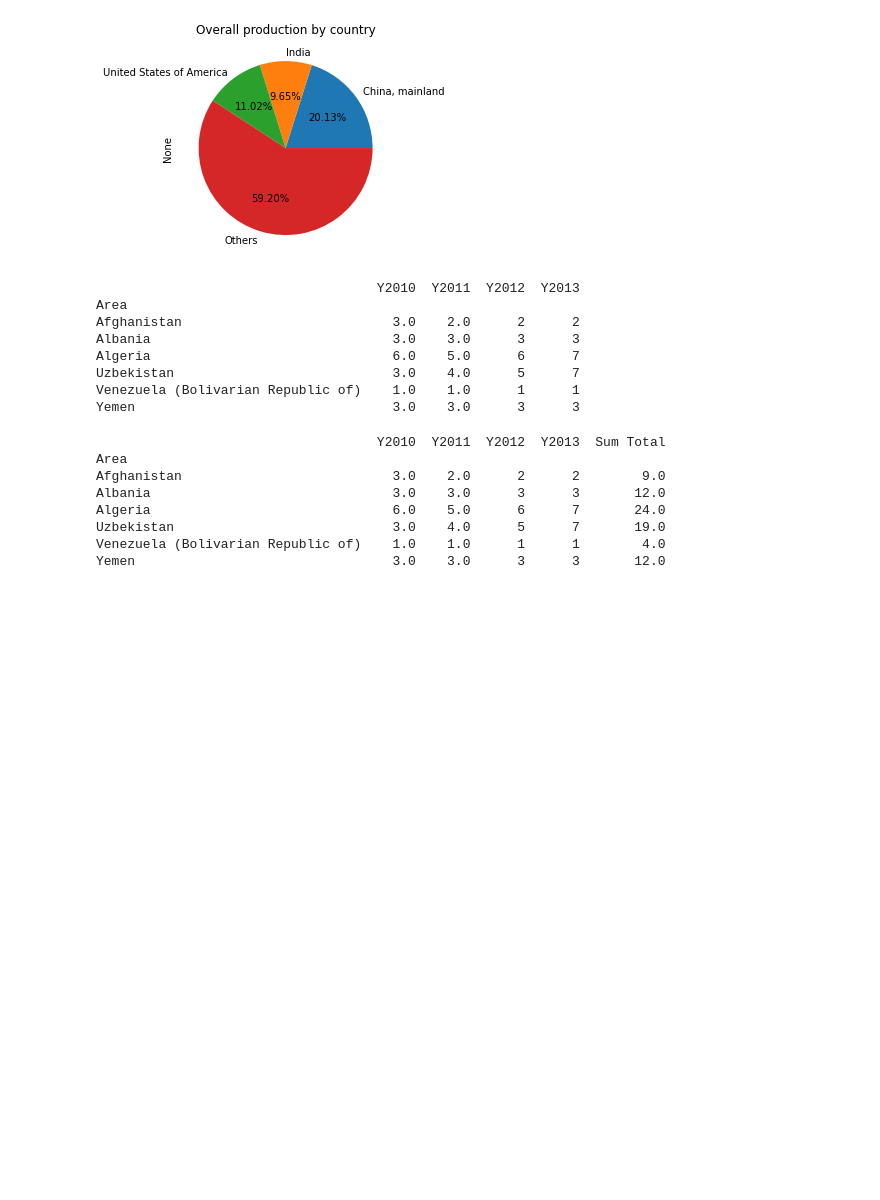
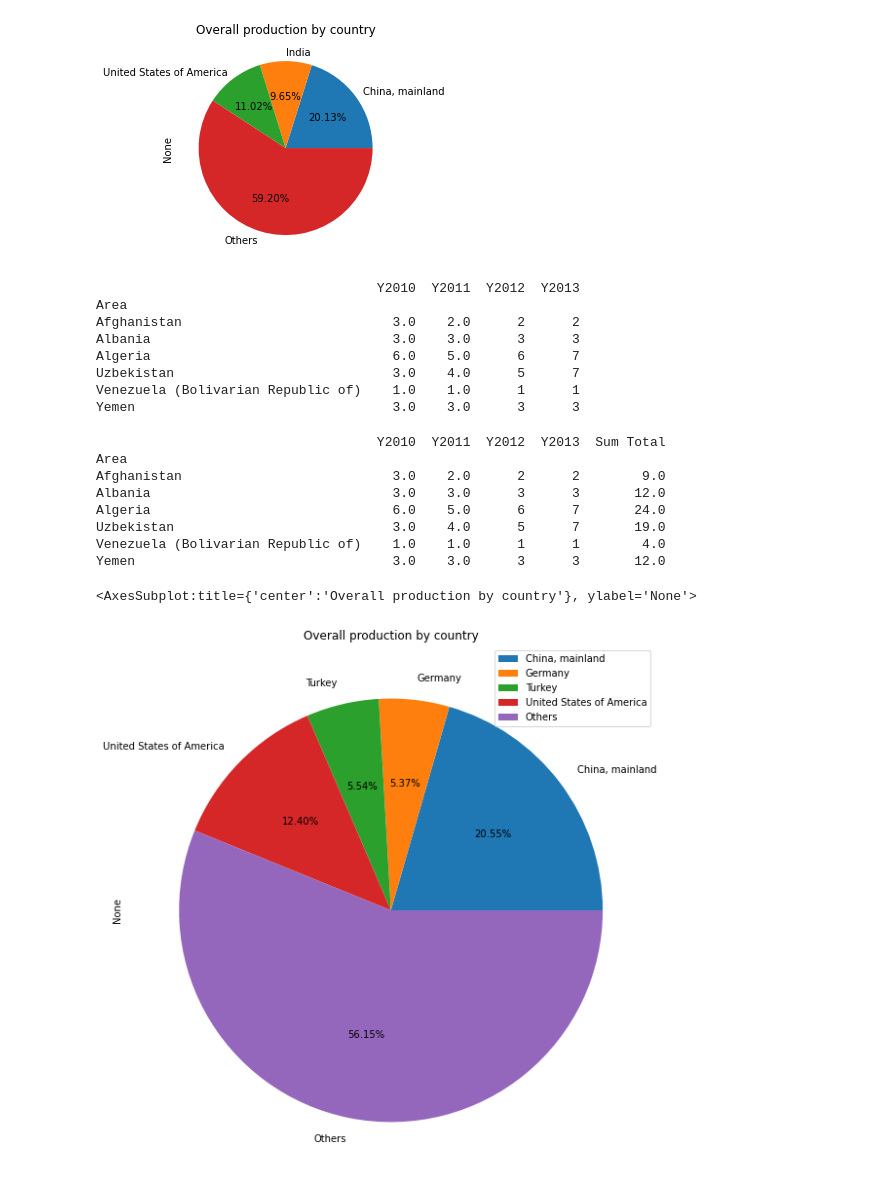
Before and after one commit to shenghaoc/ee3801-data-engineering-principles-labs, a Jupyter notebook: lab_2/lab2.ipynb, the cells around one changed output. Saved outputs shown, nothing was run; the diff lists cells and outputs as text; code cells hidden in the pictures; blank space fills up the shorter version.

```diff
--- a/lab_2/lab2.ipynb
+++ b/lab_2/lab2.ipynb
@@ -91,3 +91,16 @@ Algeria                               6.0    5.0      6      7       24.0
 Uzbekistan                            3.0    4.0      5      7       19.0
 Venezuela (Bolivarian Republic of)    1.0    1.0      1      1        4.0
 Yemen                                 3.0    3.0      3      3       12.0
+# %%
+# 5(c)
+overall_honey_production_sum_2010_to_2013 = overall_honey_production_2010_to_2013.sum()
+percentage_honey_production_2010_to_2013 = overall_honey_production_2010_to_2013/overall_honey_production_sum_2010_to_2013
+
+sum_less_than_five_percent_2010_to_2013 = percentage_honey_production_2010_to_2013[percentage_honey_production_2010_to_2013 <= 0.05].sum()
+percentage_honey_production_2010_to_2013 =percentage_honey_production_2010_to_2013[percentage_honey_production_2010_to_2013 > 0.05].append(pd.Series([sum_less_than_five_percent_2010_to_2013], index=['Others']))
+
+percentage_honey_production_2010_to_2013.plot(kind='pie', title='Overall production by country', autopct="%.2f%%",figsize=(10,10), legend=True)
+# plt.show()
+# %% [output]
+<AxesSubplot:title={'center':'Overall production by country'}, ylabel='None'>
+[figure, added]
```
